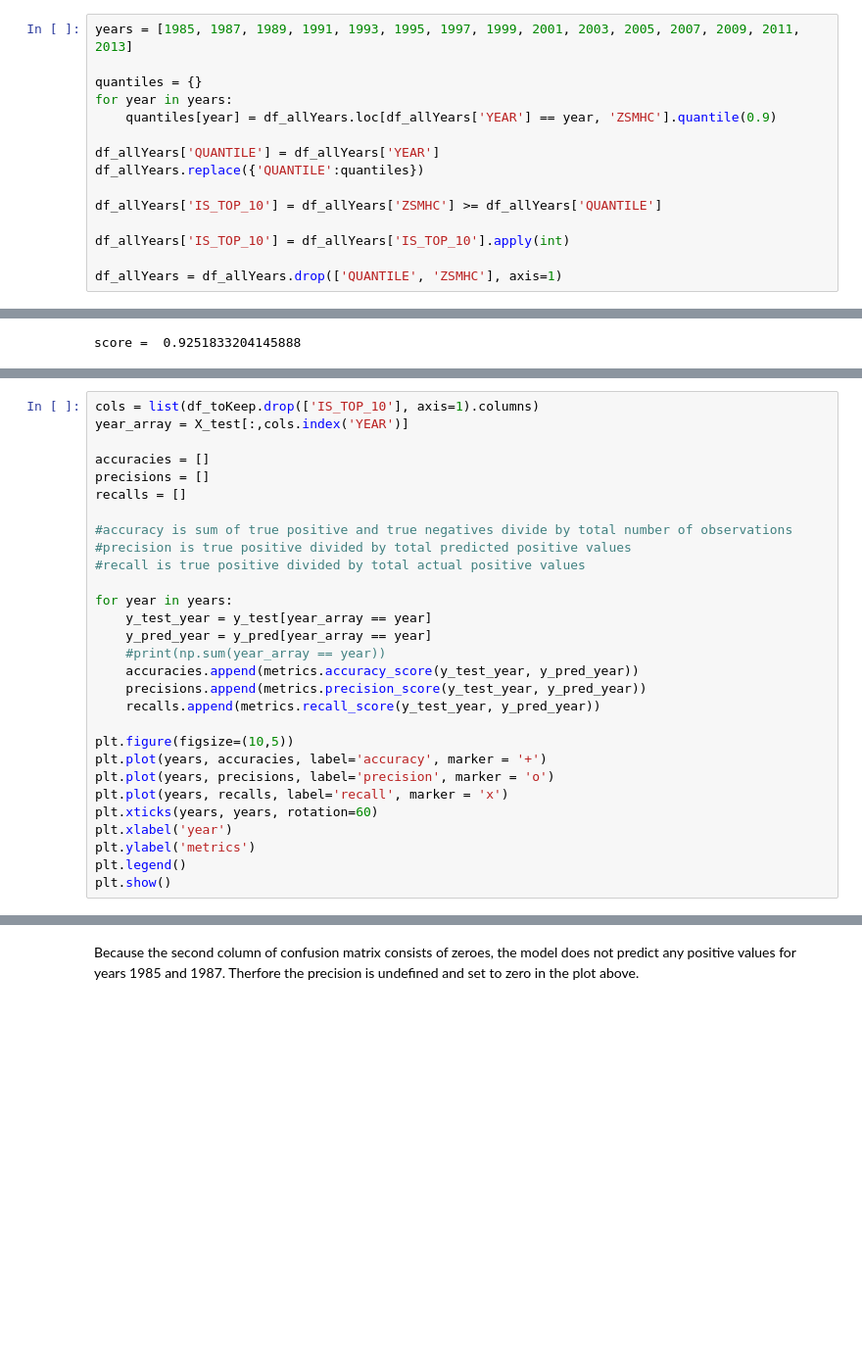
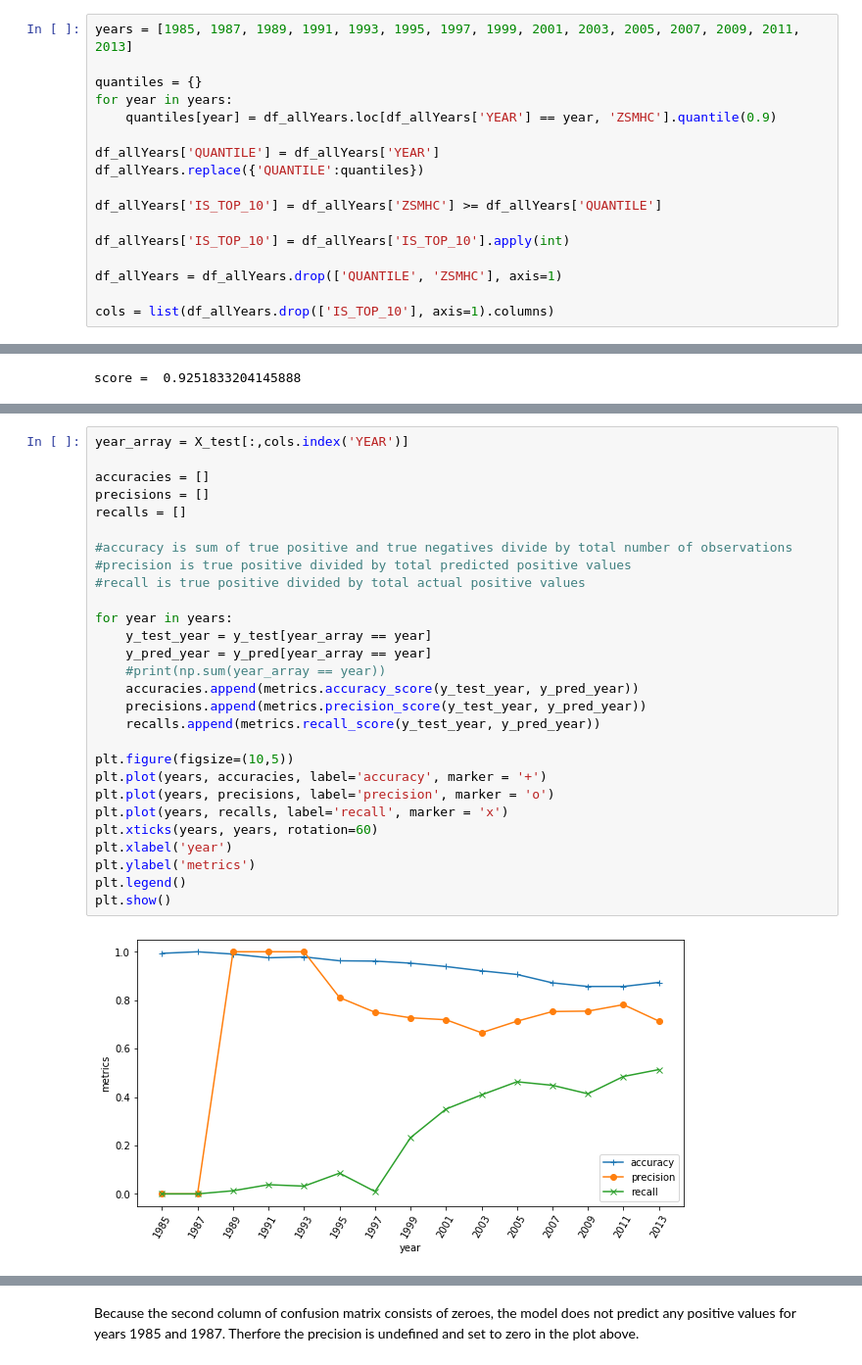
Before and after one commit to lambertgarrido/spb-cap, a Jupyter notebook: svm.ipynb, the cells around one changed output, grey strips where cells are left out. Shown: that part at 98% size. Drawn from its saved outputs; the diff is of its cells as text; blank space fills up the shorter version.

```diff
--- a/svm.ipynb
+++ b/svm.ipynb
@@ -103,6 +103,8 @@ df_allYears['IS_TOP_10'] = df_allYears['ZSMHC'] >= df_allYears['QUANTILE']
 df_allYears['IS_TOP_10'] = df_allYears['IS_TOP_10'].apply(int)
 
 df_allYears = df_allYears.drop(['QUANTILE', 'ZSMHC'], axis=1)
+
+cols = list(df_allYears.drop(['IS_TOP_10'], axis=1).columns)
 # %%
 X = df_allYears.drop(['IS_TOP_10'], axis=1).values
 
@@ -140,32 +149,33 @@ metrics.confusion_matrix(y_test,y_pred)
 # %%
-cols = list(df_toKeep.drop(['IS_TOP_10'], axis=1).columns)
 year_array = X_test[:,cols.index('YEAR')]
 
 accuracies = []
 precisions = []
 recalls = []
 
 #accuracy is sum of true positive and true negatives divide by total number of observations
 #precision is true positive divided by total predicted positive values
 #recall is true positive divided by total actual positive values
 
 for year in years:
     y_test_year = y_test[year_array == year]
     y_pred_year = y_pred[year_array == year]
     #print(np.sum(year_array == year))
     accuracies.append(metrics.accuracy_score(y_test_year, y_pred_year))
     precisions.append(metrics.precision_score(y_test_year, y_pred_year))
     recalls.append(metrics.recall_score(y_test_year, y_pred_year))
 
 plt.figure(figsize=(10,5))
 plt.plot(years, accuracies, label='accuracy', marker = '+')
 plt.plot(years, precisions, label='precision', marker = 'o')
 plt.plot(years, recalls, label='recall', marker = 'x')
 plt.xticks(years, years, rotation=60)
 plt.xlabel('year')
 plt.ylabel('metrics')
 plt.legend()
 plt.show()
+# %% [output]
+[figure, added]
 # %%
 for year in [1985, 1987]:
     y_test_year = y_test[year_array == year]
```
Also changed, not shown: parts of 3 cells of this notebook.
